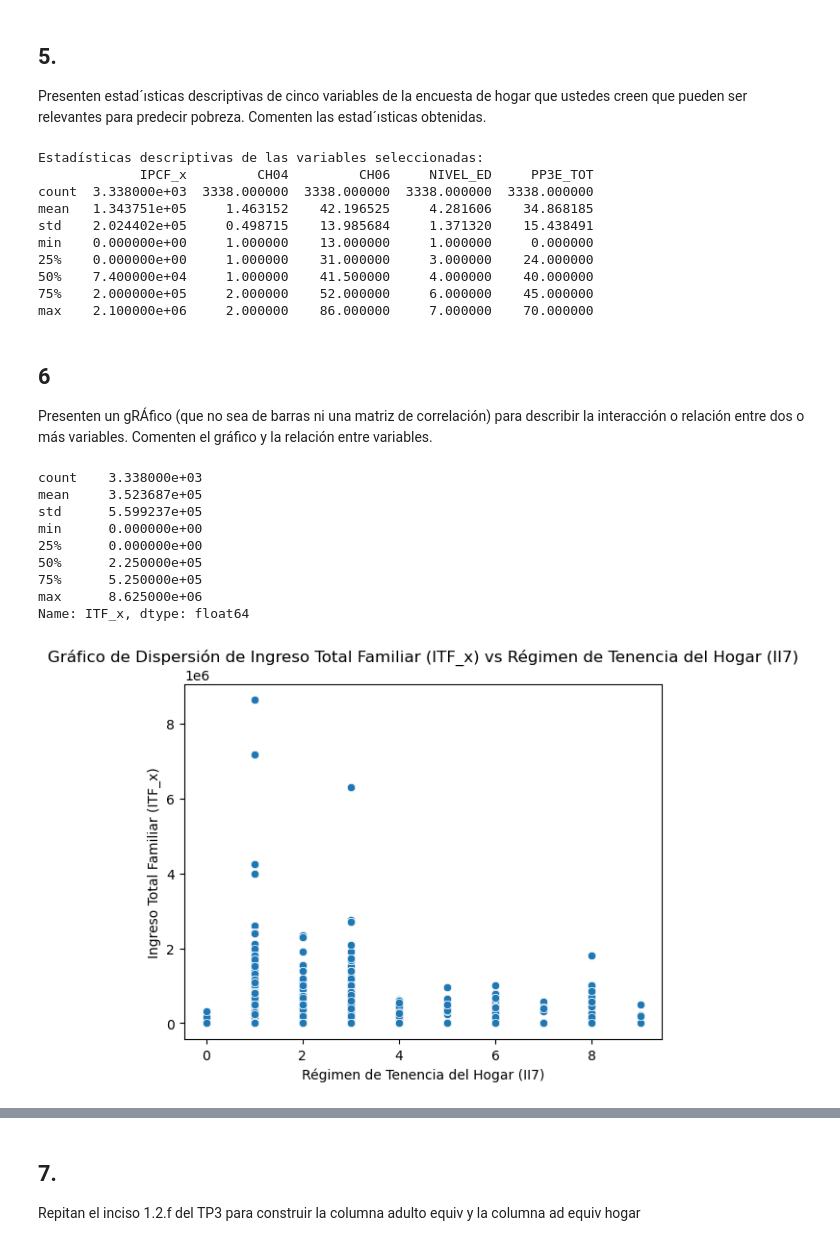
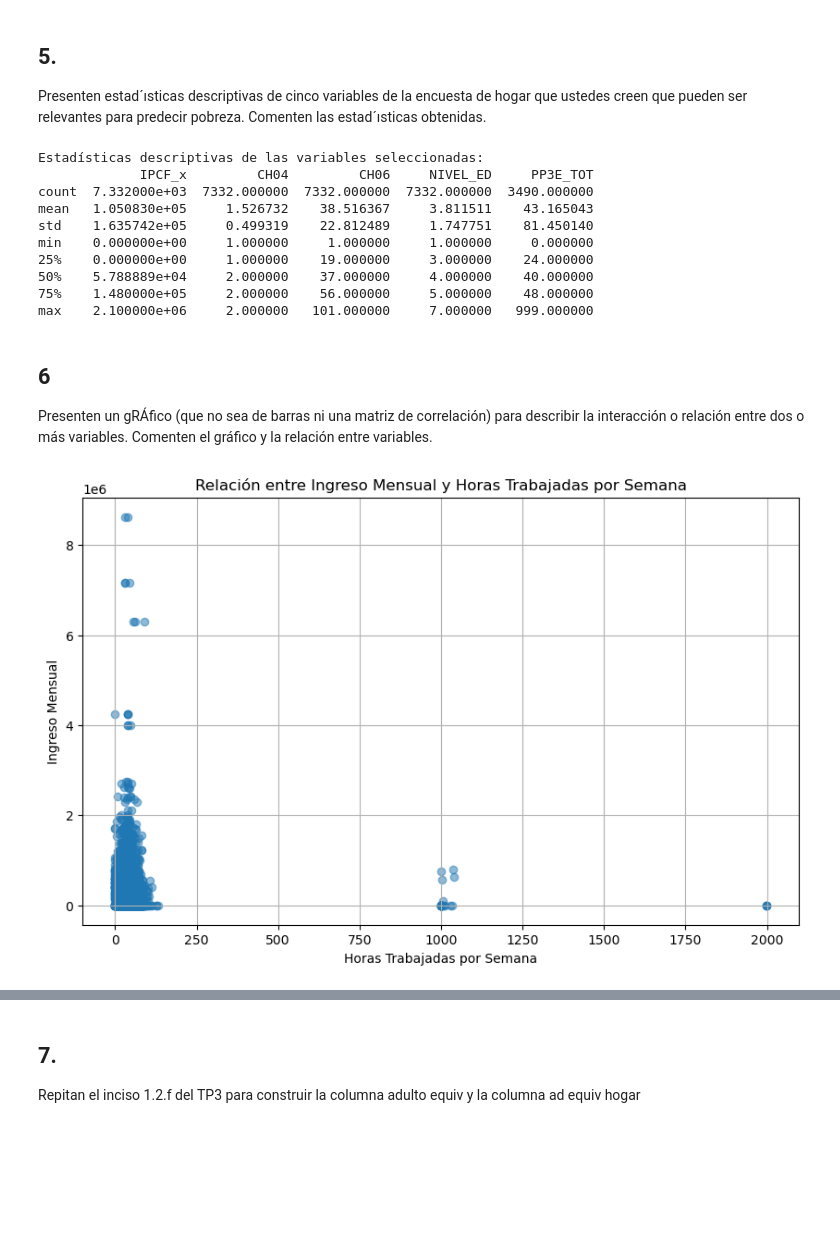
Before and after one commit to Ninadcp/BIGDATA, a Jupyter notebook: tp4/TP4.ipynb, the cells around one changed output, grey strips where cells are left out. Cells and saved outputs as stored; diff of their text form; code cells hidden in the pictures; blank space fills up the shorter version.

```diff
--- a/tp4/TP4.ipynb
+++ b/tp4/TP4.ipynb
@@ -14,10 +14,10 @@ del Gran Buenos Aires. Unan, a la base de la encuesta individual, la base de
 la encuesta de hogar. Asegúrense de estar usando las variables CODUSU y
 NRO HOGAR para el merge.
 # %%
-#Abro el file y lo llamo eph
+#Abrimos el file y lo llamo eph
 
-eph = pd.read_excel("/Users/ninadicostanzopereira/Downloads/EPH_usu_4to_Trim_2023_xlsx 3/usu_individual_T423.xlsx")
-eph_hogares = pd.read_excel("/Users/ninadicostanzopereira/Downloads/EPH_usu_4to_Trim_2023_xlsx/usu_hogar_T423.xlsx")
+eph = pd.read_excel("/Users/juanimorozumi/Documents/GitHub/BIGDATA/tp3/usu_individual_T423.xlsx")
+eph_hogares = pd.read_excel("/Users/juanimorozumi/Downloads/EPH_usu_4to_Trim_2023_xlsx/usu_hogar_T423.xlsx")
 # %%
 #Examinamos la base, vemos tamaño
 print(eph.info())
@@ -108,7 +95,7 @@ las estad´ısticas obtenidas.
 # %%
 # Elgimos estas variabels relevantes
 variables_relevantes = ['IPCF_x', 'CH04', 'CH06', 'NIVEL_ED', 'PP3E_TOT']
-df_relevantes = filtered_data[variables_relevantes]
+df_relevantes = df[variables_relevantes]
 
 #Hacemos estadística descriptiva de las variables
 estadisticas_descriptivas = df_relevantes.describe(include='all')
@@ -119,14 +106,14 @@ print(estadisticas_descriptivas)
 # %% [output]
 Estadísticas descriptivas de las variables seleccionadas:
              IPCF_x         CH04         CH06     NIVEL_ED     PP3E_TOT
-count  3.338000e+03  3338.000000  3338.000000  3338.000000  3338.000000
-mean   1.343751e+05     1.463152    42.196525     4.281606    34.868185
-std    2.024402e+05     0.498715    13.985684     1.371320    15.438491
-min    0.000000e+00     1.000000    13.000000     1.000000     0.000000
-25%    0.000000e+00     1.000000    31.000000     3.000000    24.000000
-50%    7.400000e+04     1.000000    41.500000     4.000000    40.000000
-75%    2.000000e+05     2.000000    52.000000     6.000000    45.000000
-max    2.100000e+06     2.000000    86.000000     7.000000    70.000000
+count  7.332000e+03  7332.000000  7332.000000  7332.000000  3490.000000
+mean   1.050830e+05     1.526732    38.516367     3.811511    43.165043
+std    1.635742e+05     0.499319    22.812489     1.747751    81.450140
+min    0.000000e+00     1.000000     1.000000     1.000000     0.000000
+25%    0.000000e+00     1.000000    19.000000     3.000000    24.000000
+50%    5.788889e+04     2.000000    37.000000     4.000000    40.000000
+75%    1.480000e+05     2.000000    56.000000     5.000000    48.000000
+max    2.100000e+06     2.000000   101.000000     7.000000   999.000000
 # %% [markdown]
 ## 6
 Presenten un gRÁfico (que no sea de barras ni una matriz de correlación) para
@@ -134,27 +121,19 @@ describir la interacción o relación entre dos o más variables. Comenten el gr
 y la relación entre variables.
 # %%
 #Hacemos un gráfico de dispersión con las horas trabajadas y el ingreso mensual.
-df = filtered_data
-import pandas as pd
-import matplotlib.pyplot as plt
-import seaborn as sns
+# Supongamos que 'p47T' es ingreso mensual y 'pp3E_TOT' es horas trabajadas por semana
+df = merged_data
+ingreso_mensual = df['ITF_x']
+df['horas_trabajadas'] = df['PP3E_TOT'] + df['PP3F_TOT']
+horas_trabajadas = df['horas_trabajadas']
 
-sns.scatterplot(x=df['II7'], y=df['ITF_x'])
-
-plt.title('Gráfico de Dispersión de Ingreso Total Familiar (ITF_x) vs Régimen de Tenencia del Hogar (II7)')
-plt.xlabel('Régimen de Tenencia del Hogar (II7)')
-plt.ylabel('Ingreso Total Familiar (ITF_x)')
-
-# Mostrar el gráfico
+# Crear el gráfico de dispersión
+plt.figure(figsize=(10, 6))
+plt.scatter(horas_trabajadas, ingreso_mensual, alpha=0.5)
+plt.title('Relación entre Ingreso Mensual y Horas Trabajadas por Semana')
+plt.xlabel('Horas Trabajadas por Semana')
+plt.ylabel('Ingreso Mensual')
+plt.grid(True)
 plt.show()
 # %% [output]
-count    3.338000e+03
-mean     3.523687e+05
-std      5.599237e+05
-min      0.000000e+00
-25%      0.000000e+00
-50%      2.250000e+05
-75%      5.250000e+05
-max      8.625000e+06
-Name: ITF_x, dtype: float64
-[figure, old version]
+[figure, new version]
```
Also changed, not shown: parts of 4 cells of this notebook.
